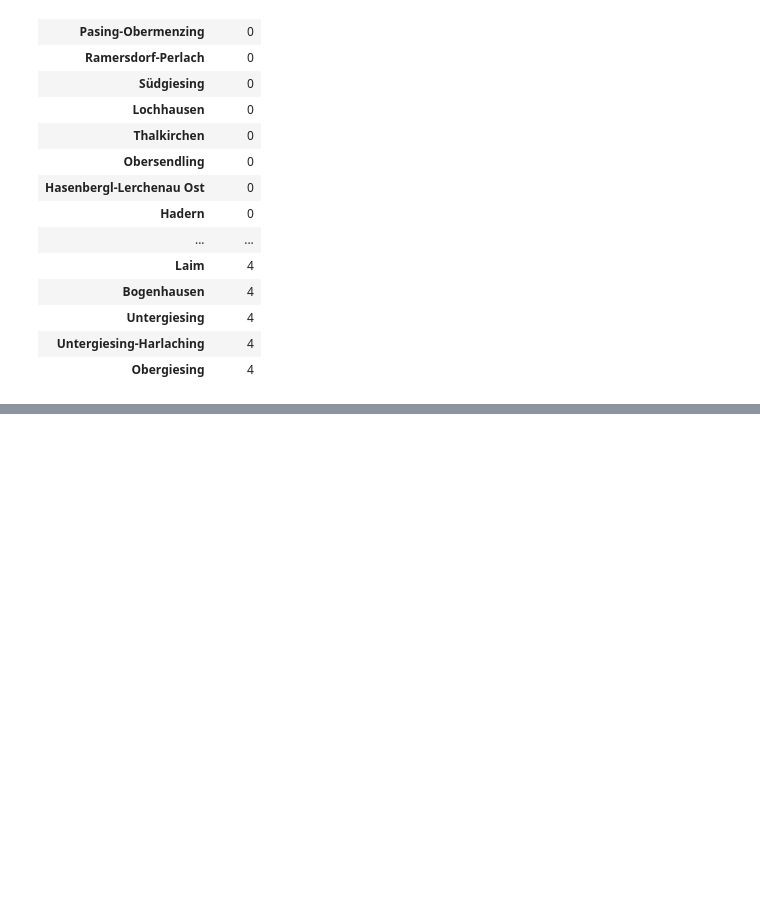
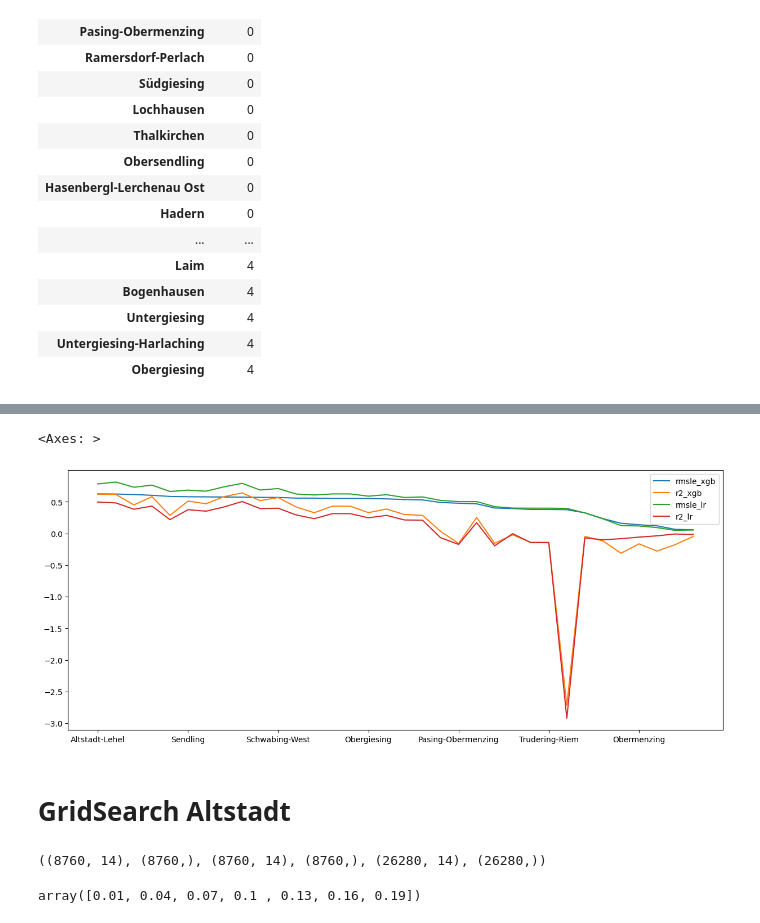
Before and after one commit to shoefer987/bike_sharing_demand, a Jupyter notebook: notebooks/shoefer987_xgboost.ipynb, the cells around one changed output, grey strips where cells are left out. Cells and saved outputs as stored; diff of their text form; code cells hidden in the pictures; blank space fills up the shorter version.

```diff
--- a/notebooks/shoefer987_xgboost.ipynb
+++ b/notebooks/shoefer987_xgboost.ipynb
@@ -249,0 +309,34 @@ pd.DataFrame({'labels':kmeans.labels_}, index=y.columns).sort_values(by='labels'
+# %%
+models = []
+districts_rmsle = []
+districts_r2 = []
+
+for dist in districts:
+    scores_list = []
+    scores_r2_list = []
+
+    indices = [0, 1, 2, 3]
+
+    for id in range(4):
+        lr = LinearRegression()
+        test_df = fold_dfs[id]
+        train_folds = [fold_dfs[i] for i in indices if i != id]
+
+        train_df = pd.concat(train_folds, axis=0)
+        X_test = test_df.drop(columns= districts)
+        y_test = test_df[dist]
+        X_train = train_df.drop(columns= districts)
+        y_train = train_df[dist]
+
+        lr.fit(X_train, y_train)
+        y_pred = [round(x) if x >= 0 else 0 for x in lr.predict(X_test)]
+        score_r2 = r2_score(y_test , y_pred)
+        scores = np.sqrt(mean_squared_log_error(y_test, y_pred))
+        scores_list.append(scores)
+        scores_r2_list.append(score_r2)
+
+    print(f"{id} >>> scores={scores_list}")
+
+    scores_array = np.array(scores)
+    districts_rmsle.append(np.mean(scores_array.flatten()))
+    districts_r2.append(np.mean(scores_r2_list))
@@ -249,0 +361,5 @@ pd.DataFrame({'labels':kmeans.labels_}, index=y.columns).sort_values(by='labels'
+# %%
+metrics_lr = pd.DataFrame({'rmsle': districts_rmsle, 'r2': districts_r2}, index=districts).sort_values(by='rmsle', ascending=False)
+# %%
+metrics_lr_xgb = metrics_round.merge(metrics_lr, left_index=True, right_index=True, suffixes=('_xgb', '_lr'))
+metrics_lr_xgb
@@ -249,0 +386,7 @@ pd.DataFrame({'labels':kmeans.labels_}, index=y.columns).sort_values(by='labels'
+# %%
+metrics_lr_xgb.plot(figsize=(15,6))
+# %% [output]
+<Axes: >
+[figure, added]
+# %% [markdown]
+# GridSearch Altstadt
@@ -249,0 +408,8 @@ pd.DataFrame({'labels':kmeans.labels_}, index=y.columns).sort_values(by='labels'
+# %%
+X_test.shape, y_test.shape, X_val.shape, y_val.shape, X_train.shape, y_train.shape
+# %% [output]
+((8760, 14), (8760,), (8760, 14), (8760,), (26280, 14), (26280,))
+# %%
+np.arange(0.01,0.2, 0.03)
+# %% [output]
+array([0.01, 0.04, 0.07, 0.1 , 0.13, 0.16, 0.19])
```
Also changed, not shown: parts of 15 cells of this notebook.
